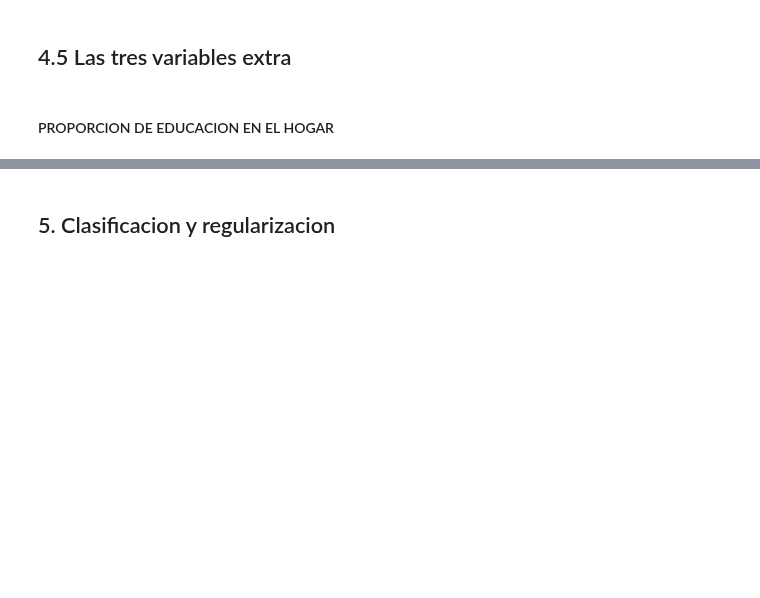
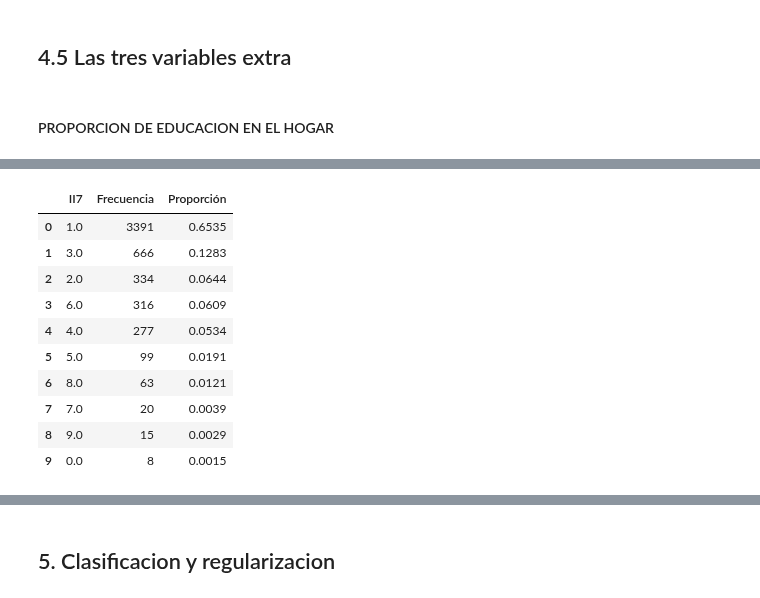
Before and after one commit to maggiecobb/CC408-T1-5, a Jupyter notebook: TP 4/TP 4.ipynb, the cells around one changed output, grey strips where cells are left out. Cells and saved outputs as stored; diff of their text form; code cells hidden in the pictures; blank space fills up the shorter version.

```diff
--- a/TP 4/TP 4.ipynb
+++ b/TP 4/TP 4.ipynb
@@ -531,6 +531,8 @@ for i in categorica04:
 # combined_04_cat = pd.concat([combined_04, dummies04], axis = 1)
 
 # ### combined_04_cat ----- incluye dummies Y las variables originales.
+# %%
+combined_04_total = combined_04
 # %%
 combined_04 = pd.get_dummies(combined_04, columns = categorica04, drop_first=True)
 # %%
@@ -662,10 +663,8 @@ combined_24 = combined_24.drop('NSE', axis = 1)
 # %%
 #hago estas bases que mantienen NSE para poder hacer graficos
-combined_04_tot = combined_04
-combined_04_tot['NSE'] = combined_04_tot['DECCFR'].apply(categorizar_nse)
+combined_04_total['NSE'] = combined_04_total['DECCFR'].apply(categorizar_nse)
 
-combined_24_tot = combined_24
-combined_24_tot['NSE'] = combined_24_tot['DECCFR'].apply(categorizar_nse)
+combined_24_total['NSE'] = combined_24_total['DECCFR'].apply(categorizar_nse)
 # %% [markdown]
 ## 4.5 Las tres variables extra
 # %% [markdown]
@@ -791,0 +885,47 @@ combined_24['ayuda_social'] = combined_24.apply(map_ayuda_social24, axis=1)
+# %%
+reemplazotenencia = {
+    "Propietario de la vivienda y el terreno": 1,
+    "Propietario de la vivienda solamente": 2,
+    "Inquilino/arrendatario de la vivienda": 3,
+    "Ocupante por pago de impuestos/expensas": 4,
+    "Ocupante en relación de dependencia": 5,
+    "Ocupante gratuito (con permiso)": 6,
+    "Ocupante de hecho (sin permiso)": 7,
+    "Está en sucesión": 8,
+    "Otra situación": 9
+}
+
+combined_04_total = combined_04_total.applymap(lambda x: reemplazotenencia.get(x, x))
+# %%
+# II7: Regimen de tenencia
+# Contar la frecuencia de cada respuesta
+tenencia04 = combined_04_total['II7'].value_counts().reset_index()
+tenencia04.columns = ['II7', 'Frecuencia']
+# Calcular el tamaño total de la muestra
+total_muestra = len(combined_04_total)
+
+# Calcular la proporción de cada respuesta
+tenencia04['Proporción'] = round(tenencia04['Frecuencia'] / total_muestra, 4)
+
+tenencia04
+# Crear el gráfico de barras
+# plt.figure(figsize=(10, 6))
+# sns.barplot(x='II7', y='Proporción', data=frequency, palette='viridis')
+
+# # Personalizar el gráfico
+# plt.title('Proporción de Respuestas para la Variable II7')
+# plt.xlabel('Respuesta II7')
+# plt.ylabel('Proporción')
+# plt.show()
+# %% [output]
+|  | II7 | Frecuencia | Proporción |
+| 0 | 1.0 | 3391 | 0.6535 |
+| 1 | 3.0 | 666 | 0.1283 |
+| 2 | 2.0 | 334 | 0.0644 |
+| 3 | 6.0 | 316 | 0.0609 |
+| 4 | 4.0 | 277 | 0.0534 |
+| 5 | 5.0 | 99 | 0.0191 |
+| 6 | 8.0 | 63 | 0.0121 |
+| 7 | 7.0 | 20 | 0.0039 |
+| 8 | 9.0 | 15 | 0.0029 |
+| 9 | 0.0 | 8 | 0.0015 |
```
Also changed, not shown: parts of 41 cells of this notebook.
